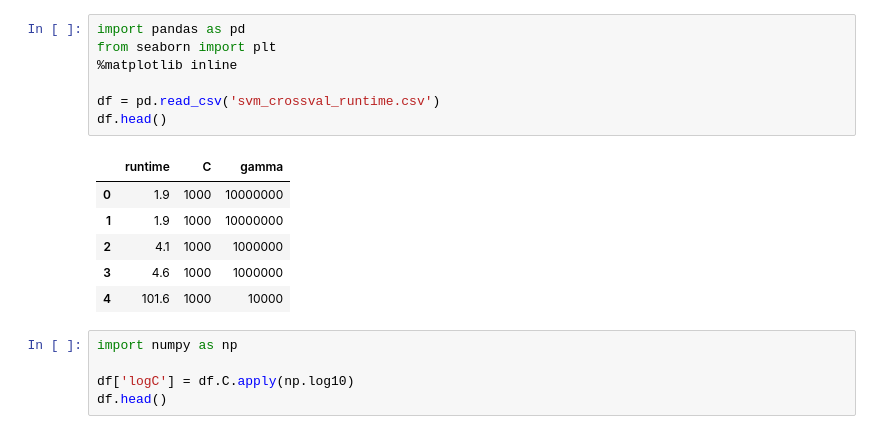
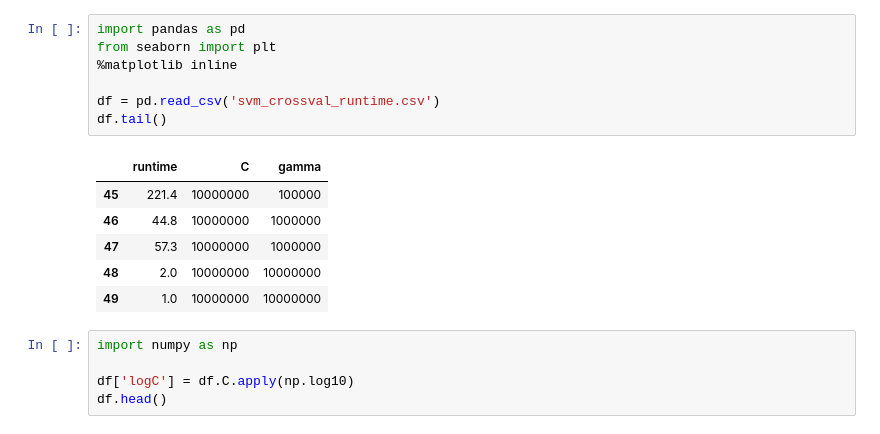
Before and after one commit to selwyth/featurehoods, a Jupyter notebook: svm_runtime/svm_crossval_runtime.ipynb, the cells around one changed output. Drawn from its saved outputs; the diff is of its cells as text.

```diff
--- a/svm_runtime/svm_crossval_runtime.ipynb
+++ b/svm_runtime/svm_crossval_runtime.ipynb
@@ -1,17 +1,17 @@
 # %%
 import pandas as pd
 from seaborn import plt
 %matplotlib inline
 
 df = pd.read_csv('svm_crossval_runtime.csv')
-df.head()
+df.tail()
 # %% [output]
 |  | runtime | C | gamma |
-| 0 | 1.9 | 1000 | 10000000 |
-| 1 | 1.9 | 1000 | 10000000 |
-| 2 | 4.1 | 1000 | 1000000 |
-| 3 | 4.6 | 1000 | 1000000 |
-| 4 | 101.6 | 1000 | 10000 |
+| 45 | 221.4 | 10000000 | 100000 |
+| 46 | 44.8 | 10000000 | 1000000 |
+| 47 | 57.3 | 10000000 | 1000000 |
+| 48 | 2.0 | 10000000 | 10000000 |
+| 49 | 1.0 | 10000000 | 10000000 |
 # %%
 import numpy as np
 
```
Also changed, not shown: parts of 1 cell of this notebook, 29 other files.
